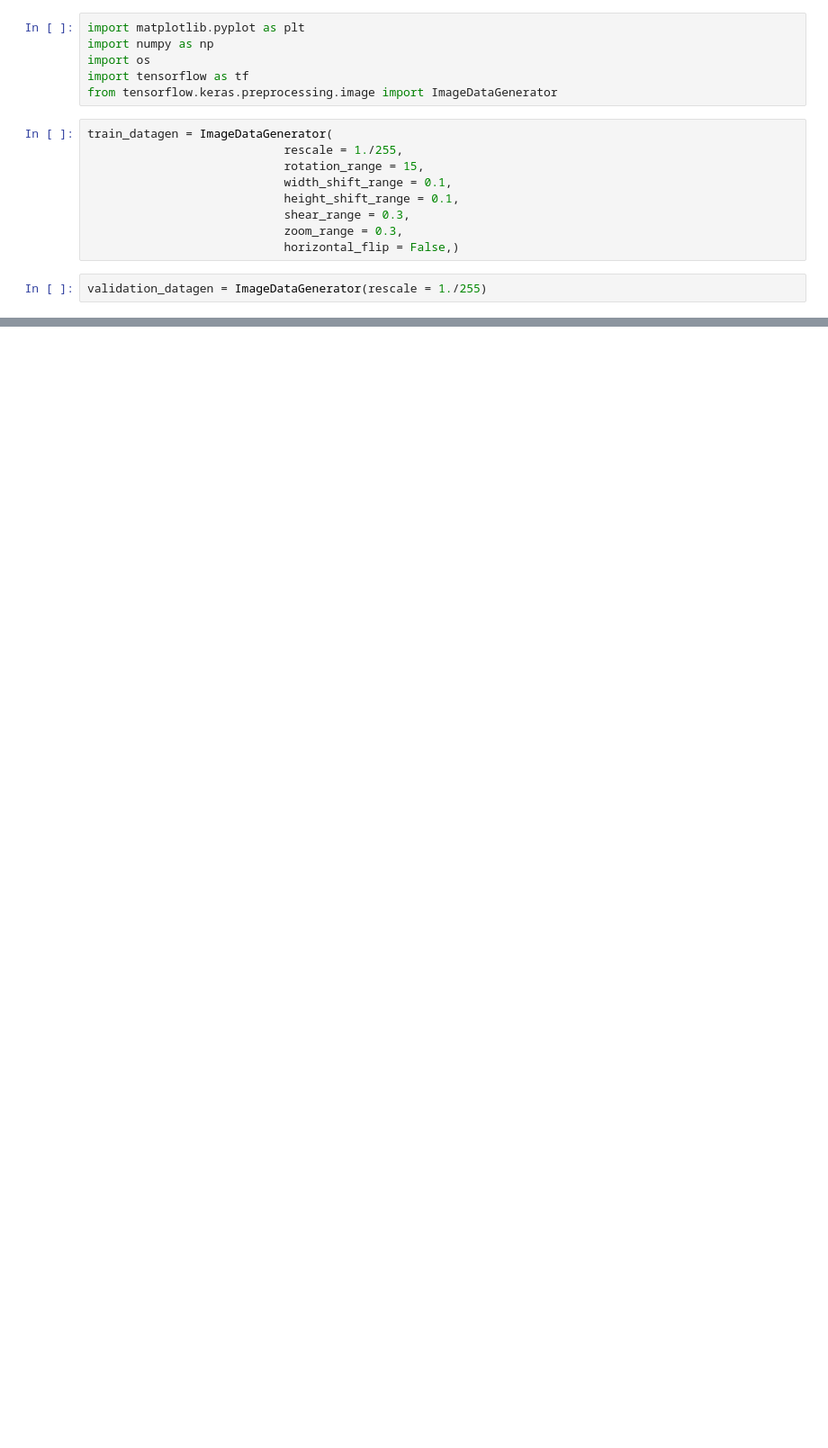
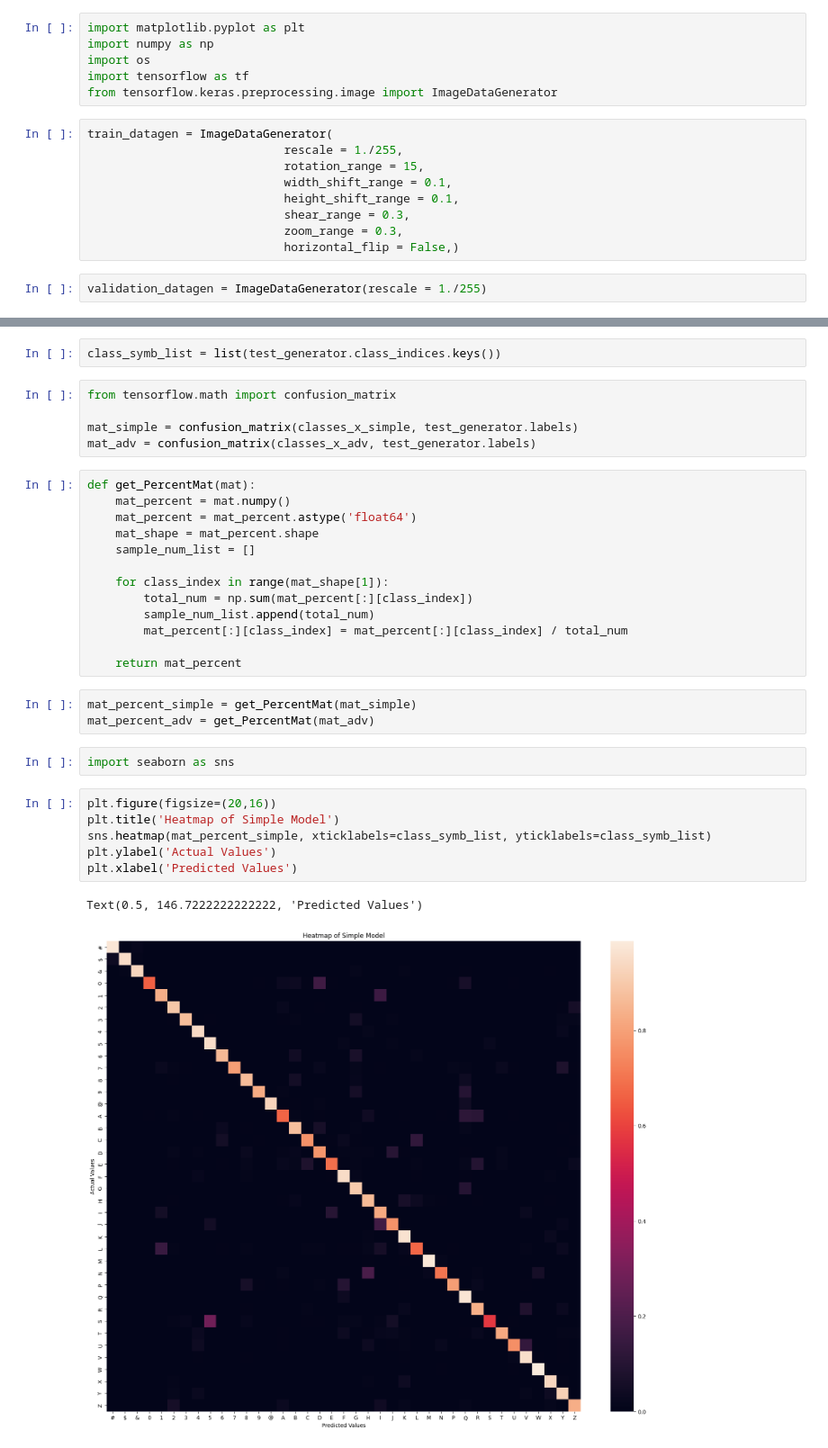
Before and after one commit to A01706648/tc3002b_ml, a Jupyter notebook: handwrite.ipynb, the cells around one changed output, grey strips where cells are left out. Shown at 90% size. Saved outputs shown, nothing was run; the diff lists cells and outputs as text; blank space fills up the shorter version.

```diff
--- a/handwrite.ipynb
+++ b/handwrite.ipynb
@@ -211,0 +391,34 @@ plt.show()
+# %%
+class_symb_list = list(test_generator.class_indices.keys())
+# %%
+from tensorflow.math import confusion_matrix
+
+mat_simple = confusion_matrix(classes_x_simple, test_generator.labels)
+mat_adv = confusion_matrix(classes_x_adv, test_generator.labels)
+# %%
+def get_PercentMat(mat):
+    mat_percent = mat.numpy()
+    mat_percent = mat_percent.astype('float64')
+    mat_shape = mat_percent.shape
+    sample_num_list = []
+
+    for class_index in range(mat_shape[1]):
+        total_num = np.sum(mat_percent[:][class_index])
+        sample_num_list.append(total_num)
+        mat_percent[:][class_index] = mat_percent[:][class_index] / total_num
+
+    return mat_percent
+# %%
+mat_percent_simple = get_PercentMat(mat_simple)
+mat_percent_adv = get_PercentMat(mat_adv)
+# %%
+import seaborn as sns
+# %%
+plt.figure(figsize=(20,16))
+plt.title('Heatmap of Simple Model')
+sns.heatmap(mat_percent_simple, xticklabels=class_symb_list, yticklabels=class_symb_list)
+plt.ylabel('Actual Values')
+plt.xlabel('Predicted Values')
+# %% [output]
+Text(0.5, 146.7222222222222, 'Predicted Values')
+[figure, added]
```
Also changed, not shown: parts of 22 cells of this notebook.
